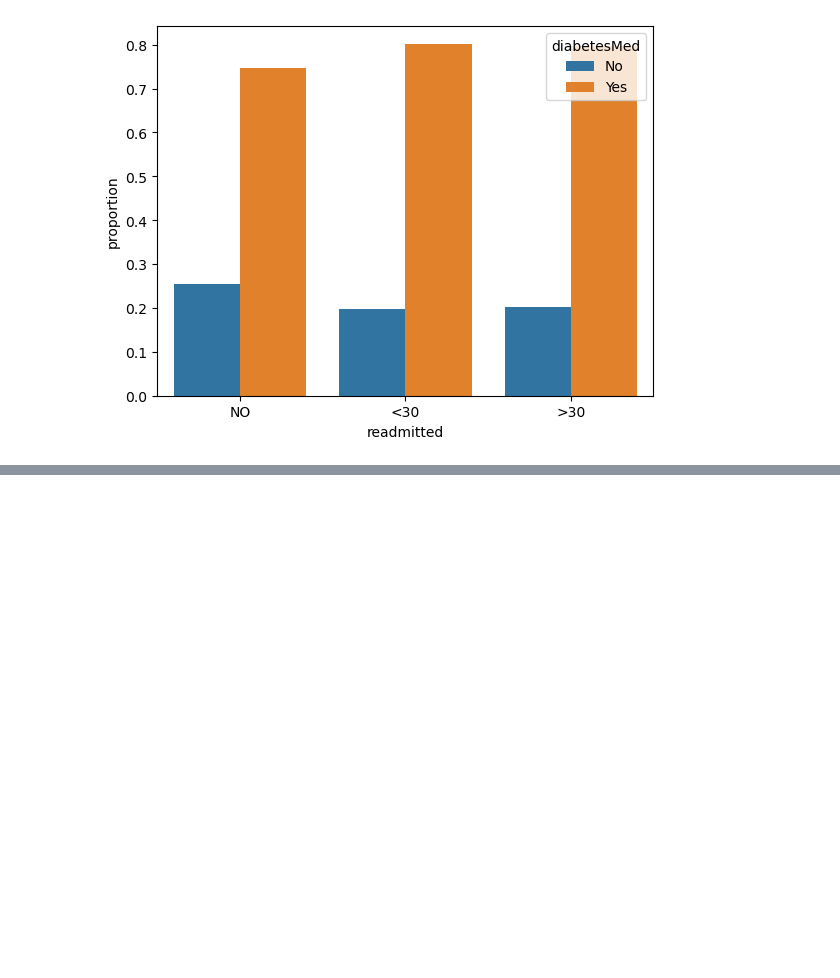
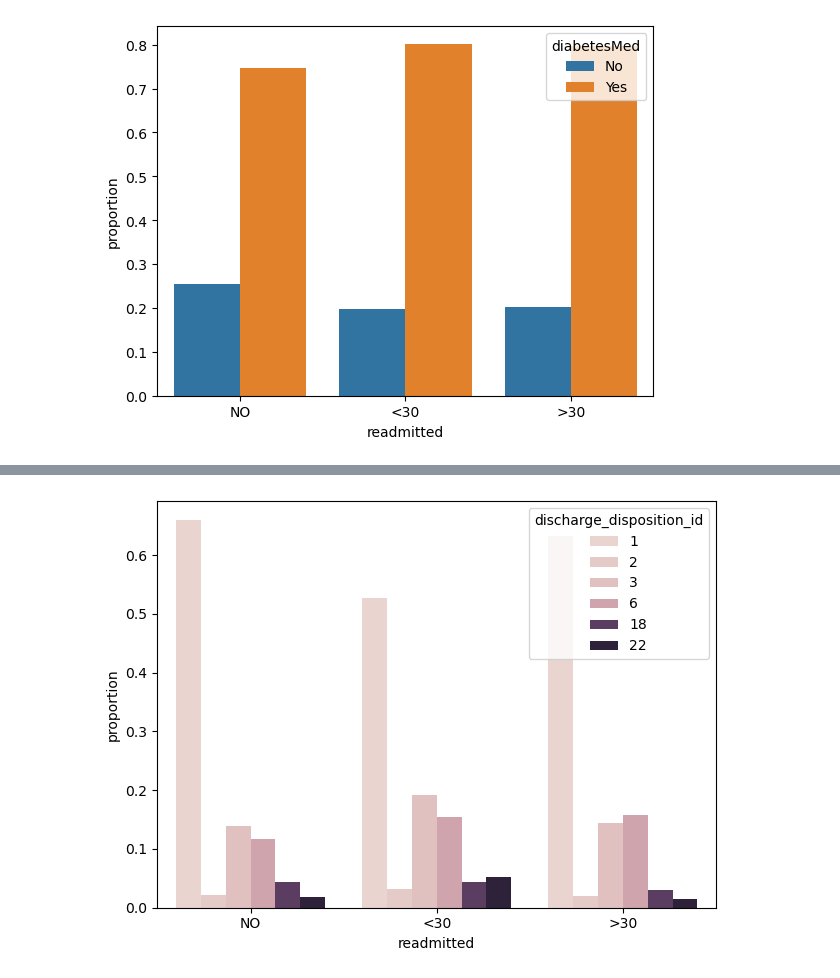
Before and after one commit to tonyinarula/Kaggle-Diabetes, a Jupyter notebook: analysis.ipynb, the cells around one changed output, grey strips where cells are left out. Drawn from its saved outputs; the diff is of its cells as text; code cells hidden in the pictures; blank space fills up the shorter version.

```diff
--- a/analysis.ipynb
+++ b/analysis.ipynb
@@ -183,0 +200,18 @@ sns.barplot(data = diabet_df,
+# %%
+top_dispositions = df['discharge_disposition_id'].value_counts().head(6).index
+df_filtered = df[df['discharge_disposition_id'].isin(top_dispositions)]
+
+discharge_df = (df_filtered.groupby(by = ['discharge_disposition_id', 'readmitted'])
+     .size()
+     .reset_index(name='count')
+)
+discharge_df['proportion'] = discharge_df.groupby('readmitted')['count'].transform(lambda x: x / x.sum())
+sns.barplot(data = discharge_df,
+            x = 'readmitted',
+            y = 'proportion',
+            hue = 'discharge_disposition_id',
+            errorbar = 'se',
+            order = ['NO', '<30', '>30'])
+plt.tight_layout()
+# %% [output]
+[figure, added]
```
Also changed, not shown: parts of 2 cells of this notebook.
